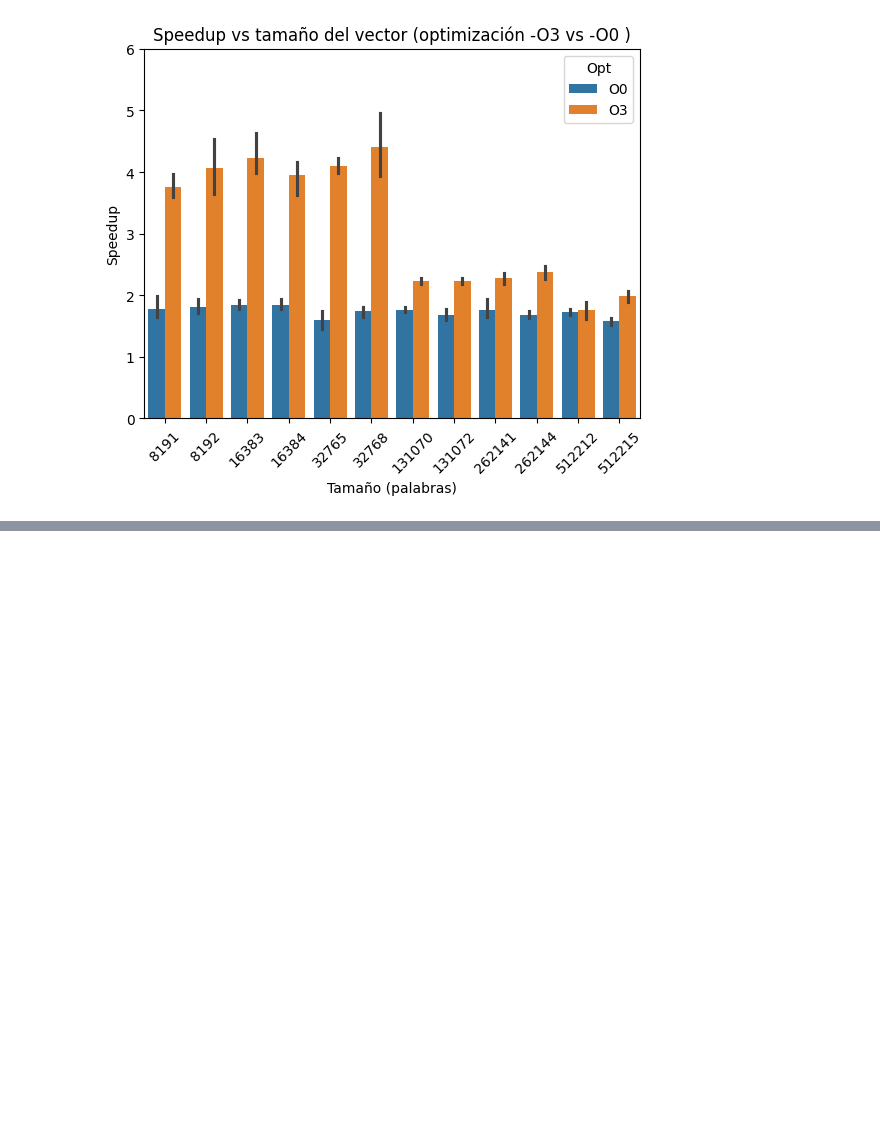
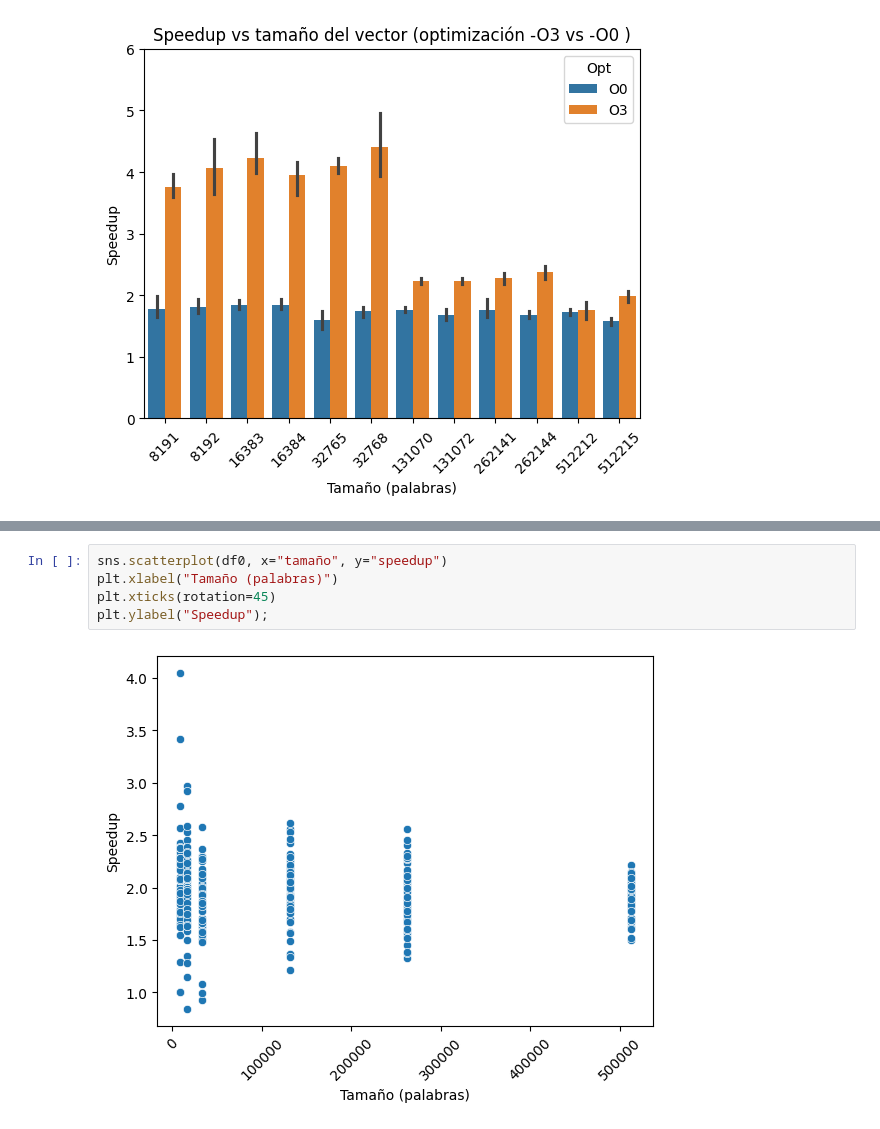
Before and after one commit to victorino3c/CAP-P1, a Jupyter notebook: Tutorial_SIMD_intirnsics.ipynb/Tutorial_SIMD_intirnsics.ipynb, the cells around one changed output, grey strips where cells are left out. Cells and saved outputs as stored; diff of their text form; blank space fills up the shorter version.

```diff
--- a/Tutorial_SIMD_intirnsics.ipynb/Tutorial_SIMD_intirnsics.ipynb
+++ b/Tutorial_SIMD_intirnsics.ipynb/Tutorial_SIMD_intirnsics.ipynb
@@ -815,0 +837,7 @@ plt.ylim([0,6]);
+# %%
+sns.scatterplot(df0, x="tamaño", y="speedup")
+plt.xlabel("Tamaño (palabras)")
+plt.xticks(rotation=45)
+plt.ylabel("Speedup");
+# %% [output]
+[figure, added]
```
Also changed, not shown: parts of 9 cells of this notebook.
